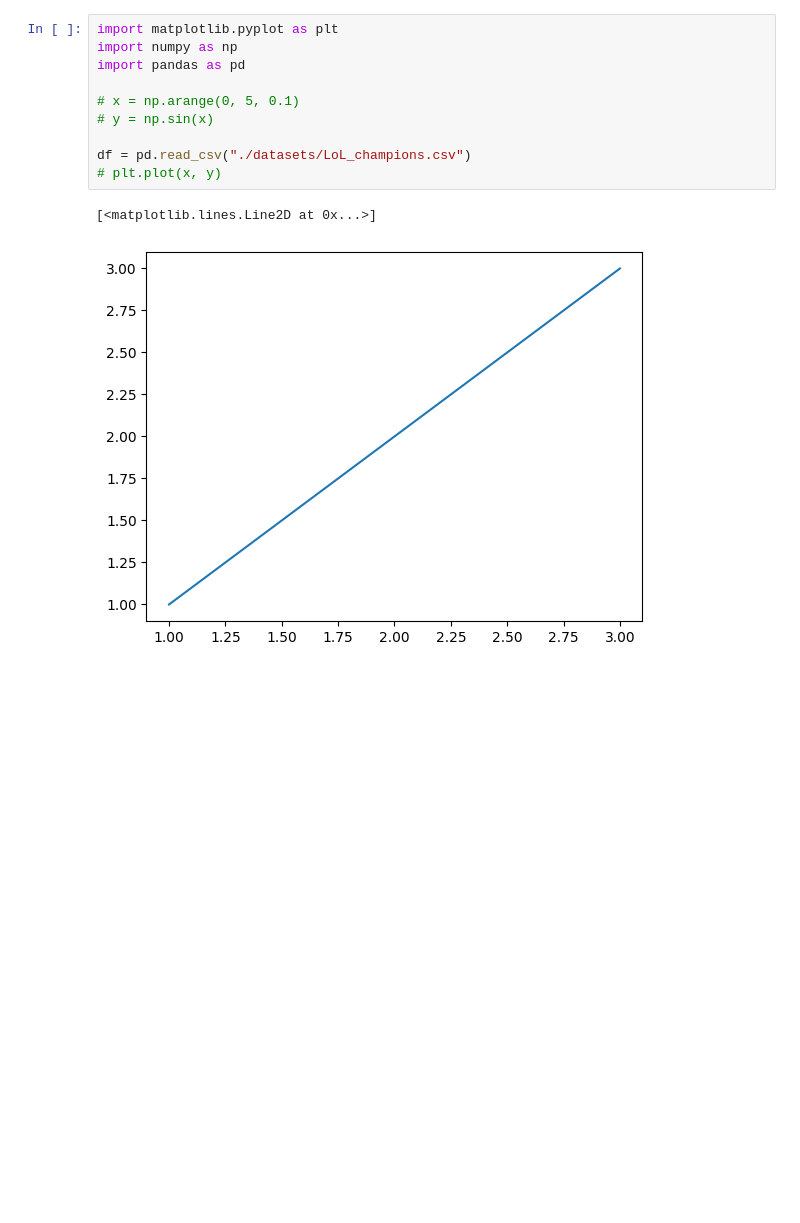
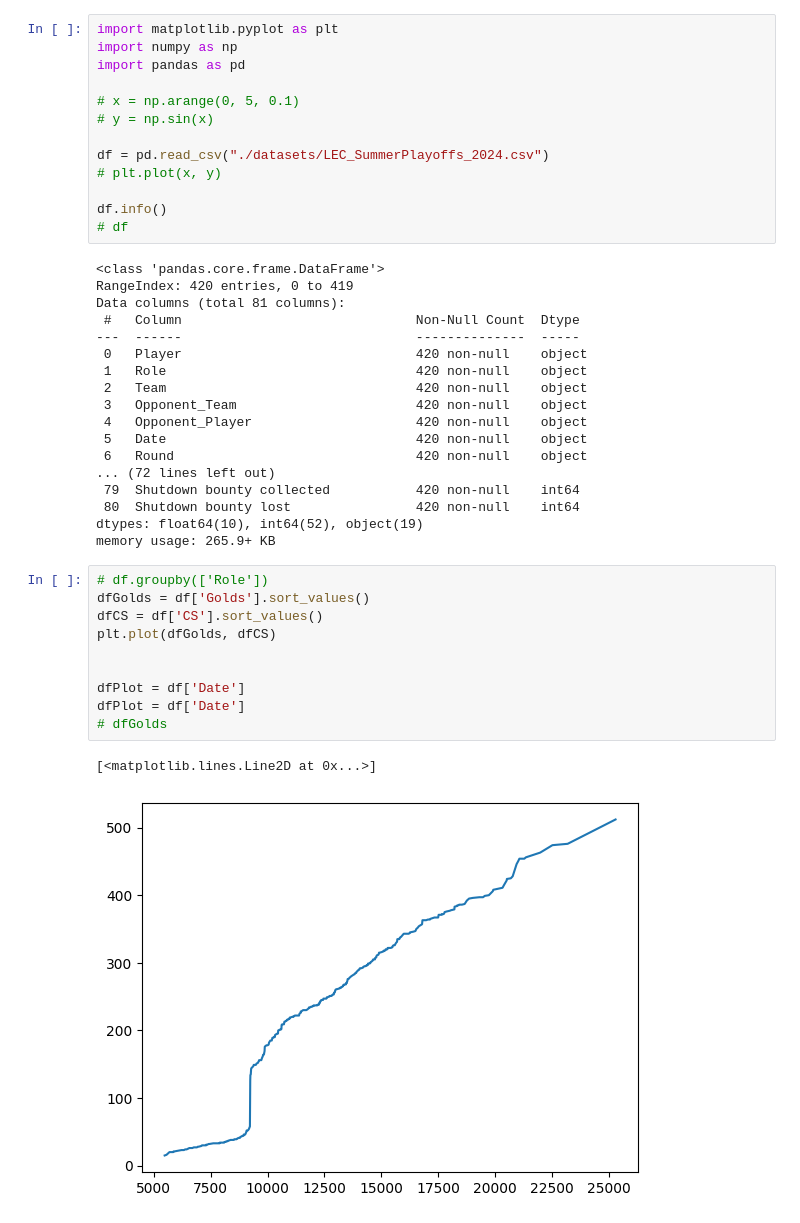
Before and after one commit to Jhayrolandero/Pandas, a Jupyter notebook: matplot.ipynb, the cells around one changed output. Cells and saved outputs as stored; diff of their text form; blank space fills up the shorter version.

```diff
--- a/matplot.ipynb
+++ b/matplot.ipynb
@@ -6,8 +6,39 @@ import pandas as pd
 # x = np.arange(0, 5, 0.1)
 # y = np.sin(x)
 
-df = pd.read_csv("./datasets/LoL_champions.csv")
+df = pd.read_csv("./datasets/LEC_SummerPlayoffs_2024.csv")
 # plt.plot(x, y)
+
+df.info()
+# df
 # %% [output]
-[<matplotlib.lines.Line2D at 0x...>]
+<class 'pandas.core.frame.DataFrame'>
+RangeIndex: 420 entries, 0 to 419
+Data columns (total 81 columns):
+ #   Column                              Non-Null Count  Dtype
+---  ------                              --------------  -----
+ 0   Player                              420 non-null    object
+ 1   Role                                420 non-null    object
+ 2   Team                                420 non-null    object
+ 3   Opponent_Team                       420 non-null    object
+ 4   Opponent_Player                     420 non-null    object
+ 5   Date                                420 non-null    object
+ 6   Round                               420 non-null    object
+... (72 lines left out)
+ 79  Shutdown bounty collected           420 non-null    int64
+ 80  Shutdown bounty lost                420 non-null    int64
+dtypes: float64(10), int64(52), object(19)
+memory usage: 265.9+ KB
-[figure, removed]
+# %%
+# df.groupby(['Role'])
+dfGolds = df['Golds'].sort_values()
+dfCS = df['CS'].sort_values()
+plt.plot(dfGolds, dfCS)
+
+
+dfPlot = df['Date']
+dfPlot = df['Date']
+# dfGolds
+# %% [output]
+[<matplotlib.lines.Line2D at 0x...>]
+[figure, added]
```
Also changed, not shown: 1 other file.
